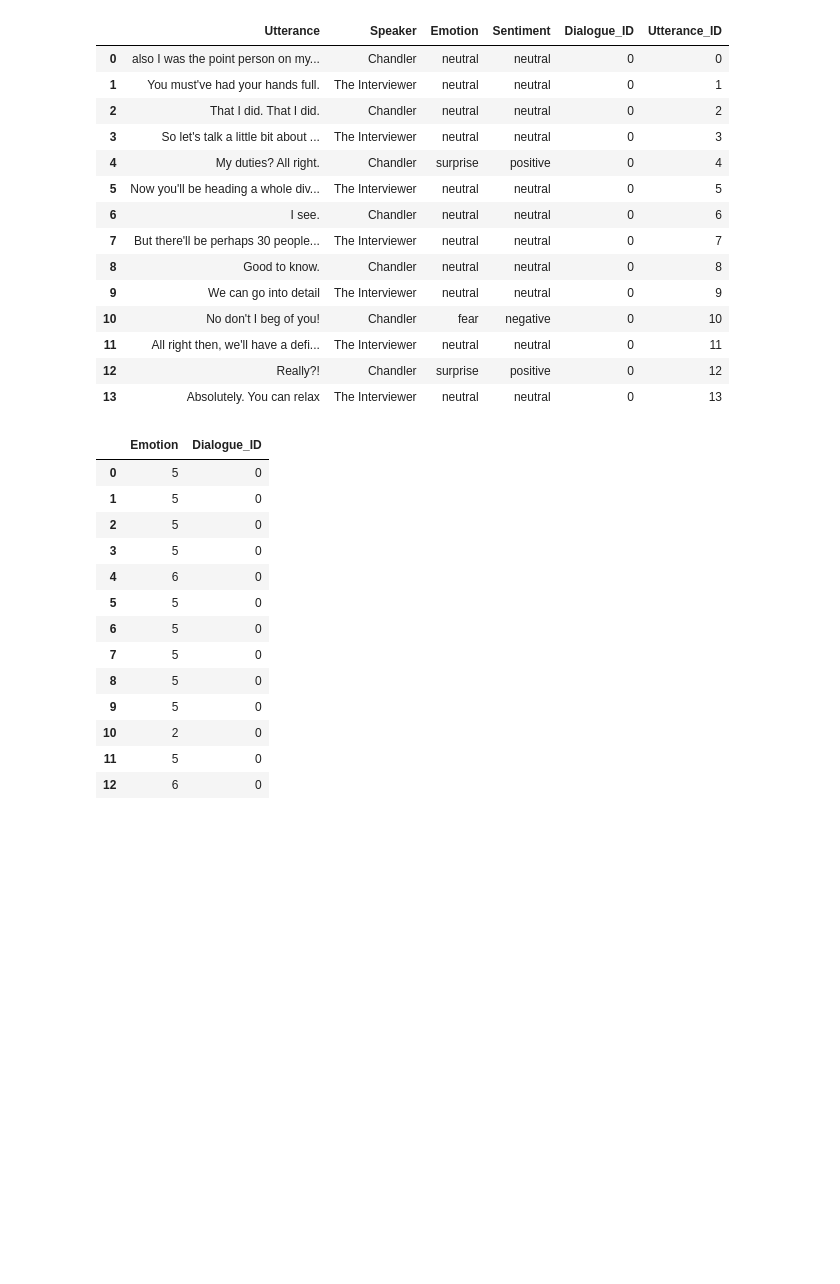
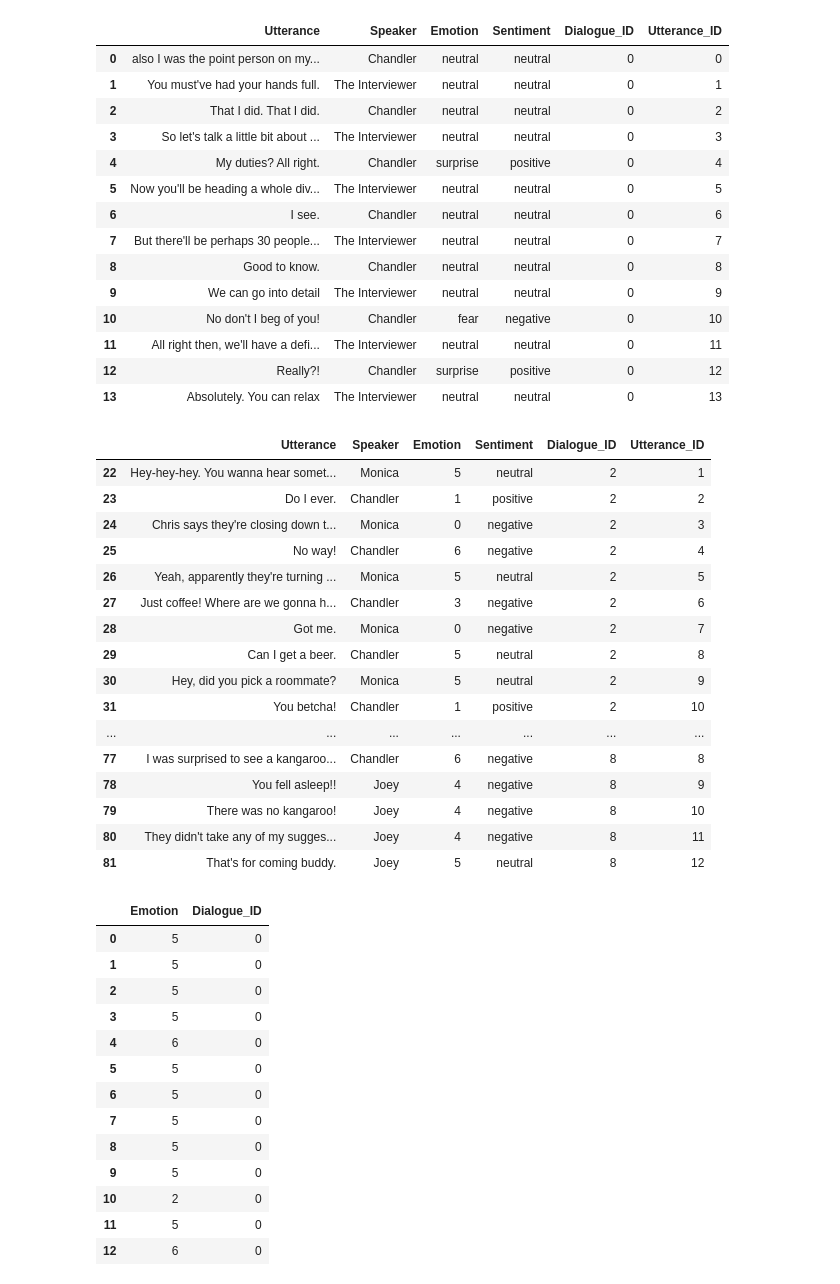
Before and after one commit to ELIJDAYO/ER_GAT, a Jupyter notebook: context_encoder.ipynb, the cells around one changed output. Drawn from its saved outputs; the diff is of its cells as text; code cells hidden in the pictures; blank space fills up the shorter version.

```diff
--- a/context_encoder.ipynb
+++ b/context_encoder.ipynb
@@ -244,6 +245,26 @@ X_train[:14]
 | 11 | All right then, we'll have a defi... | The Interviewer | neutral | neutral | 0 | 11 |
 | 12 | Really?! | Chandler | surprise | positive | 0 | 12 |
 | 13 | Absolutely. You can relax | The Interviewer | neutral | neutral | 0 | 13 |
+# %%
+X_train[22:82]
+# %% [output]
+|  | Utterance | Speaker | Emotion | Sentiment | Dialogue_ID | Utterance_ID |
+| 22 | Hey-hey-hey. You wanna hear somet... | Monica | 5 | neutral | 2 | 1 |
+| 23 | Do I ever. | Chandler | 1 | positive | 2 | 2 |
+| 24 | Chris says they're closing down t... | Monica | 0 | negative | 2 | 3 |
+| 25 | No way! | Chandler | 6 | negative | 2 | 4 |
+| 26 | Yeah, apparently they're turning ... | Monica | 5 | neutral | 2 | 5 |
+| 27 | Just coffee! Where are we gonna h... | Chandler | 3 | negative | 2 | 6 |
+| 28 | Got me. | Monica | 0 | negative | 2 | 7 |
+| 29 | Can I get a beer. | Chandler | 5 | neutral | 2 | 8 |
+| 30 | Hey, did you pick a roommate? | Monica | 5 | neutral | 2 | 9 |
+| 31 | You betcha! | Chandler | 1 | positive | 2 | 10 |
+| ... | ... | ... | ... | ... | ... | ... |
+| 77 | I was surprised to see a kangaroo... | Chandler | 6 | negative | 8 | 8 |
+| 78 | You fell asleep!! | Joey | 4 | negative | 8 | 9 |
+| 79 | There was no kangaroo! | Joey | 4 | negative | 8 | 10 |
+| 80 | They didn't take any of my sugges... | Joey | 4 | negative | 8 | 11 |
+| 81 | That's for coming buddy. | Joey | 5 | neutral | 8 | 12 |
 # %%
 checkFile1 = os.path.isfile("data/dump/label_encoder.pkl")
 checkFile2 = os.path.isfile("data/dump/label_decoder.pkl")
```
Also changed, not shown: parts of 13 cells of this notebook, 11 other files.
